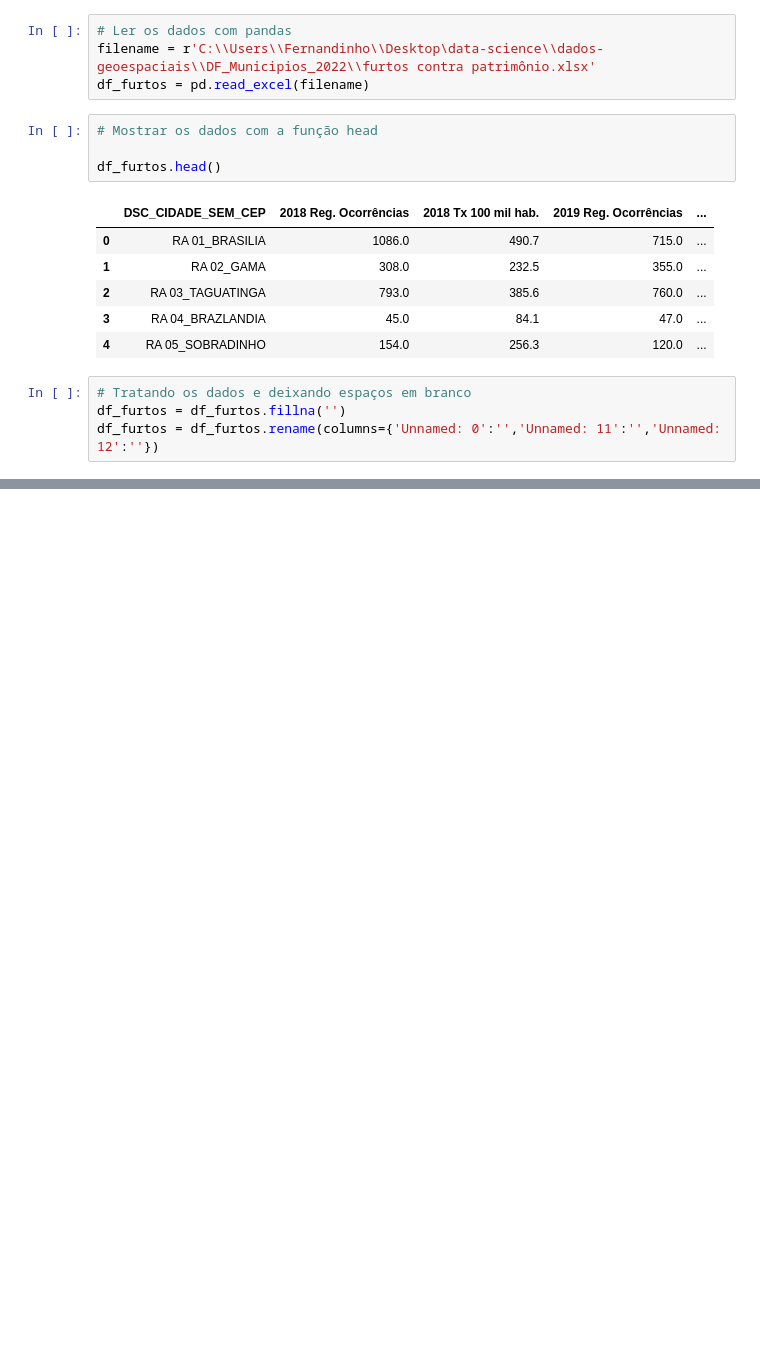
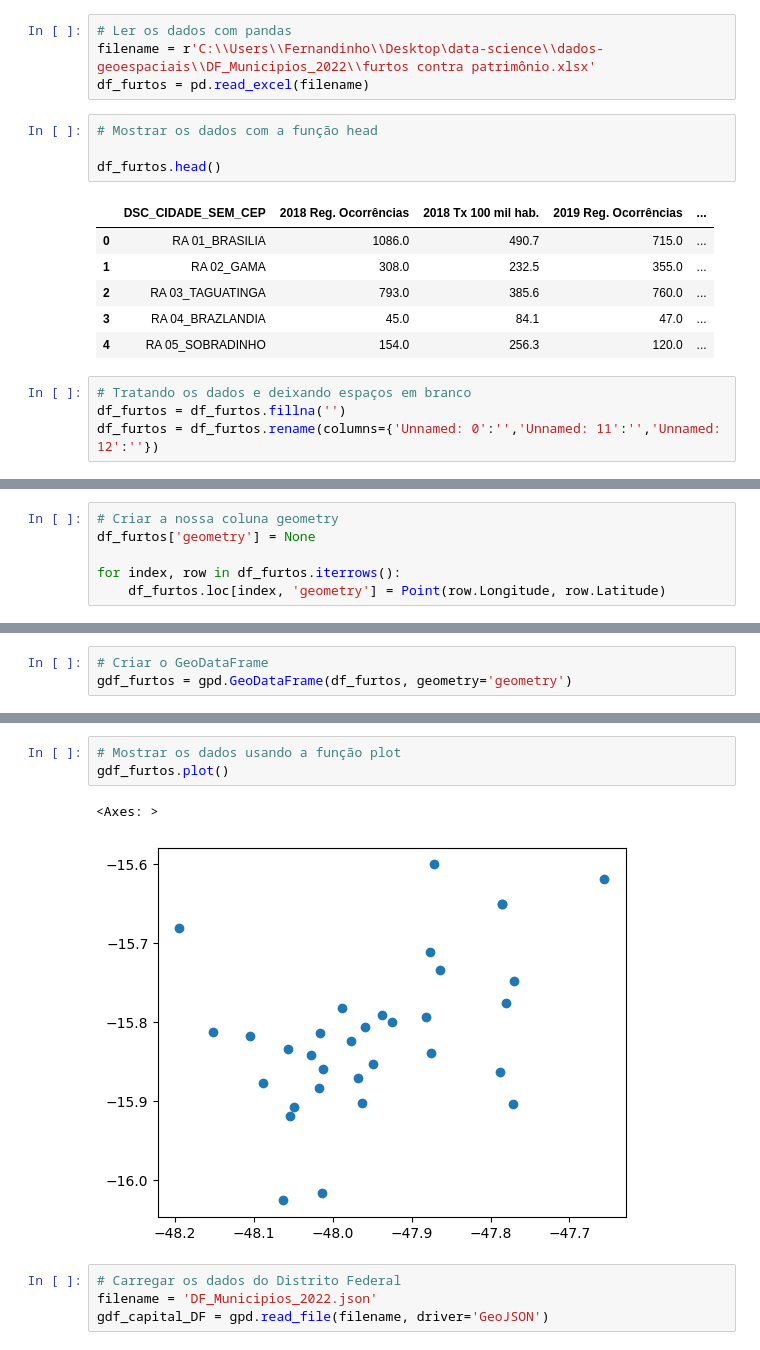
Before and after one commit to Fernandinho937/Data-Science, a Jupyter notebook: dados-geoespaciais/DistritoFederal.ipynb, the cells around one changed output, grey strips where cells are left out. Cells and saved outputs as stored; diff of their text form; blank space fills up the shorter version.

```diff
--- a/dados-geoespaciais/DistritoFederal.ipynb
+++ b/dados-geoespaciais/DistritoFederal.ipynb
@@ -214,0 +259,6 @@ df_furtos.head(40)
+# %%
+# Criar a nossa coluna geometry
+df_furtos['geometry'] = None
+
+for index, row in df_furtos.iterrows():
+    df_furtos.loc[index, 'geometry'] = Point(row.Longitude, row.Latitude)
@@ -214,0 +282,3 @@ df_furtos.head(40)
+# %%
+# Criar o GeoDataFrame
+gdf_furtos = gpd.GeoDataFrame(df_furtos, geometry='geometry')
@@ -214,0 +299,10 @@ df_furtos.head(40)
+# %%
+# Mostrar os dados usando a função plot
+gdf_furtos.plot()
+# %% [output]
+<Axes: >
+[figure, added]
+# %%
+# Carregar os dados do Distrito Federal
+filename = 'DF_Municipios_2022.json'
+gdf_capital_DF = gpd.read_file(filename, driver='GeoJSON')
```
Also changed, not shown: parts of 21 cells of this notebook, 3 other files.
